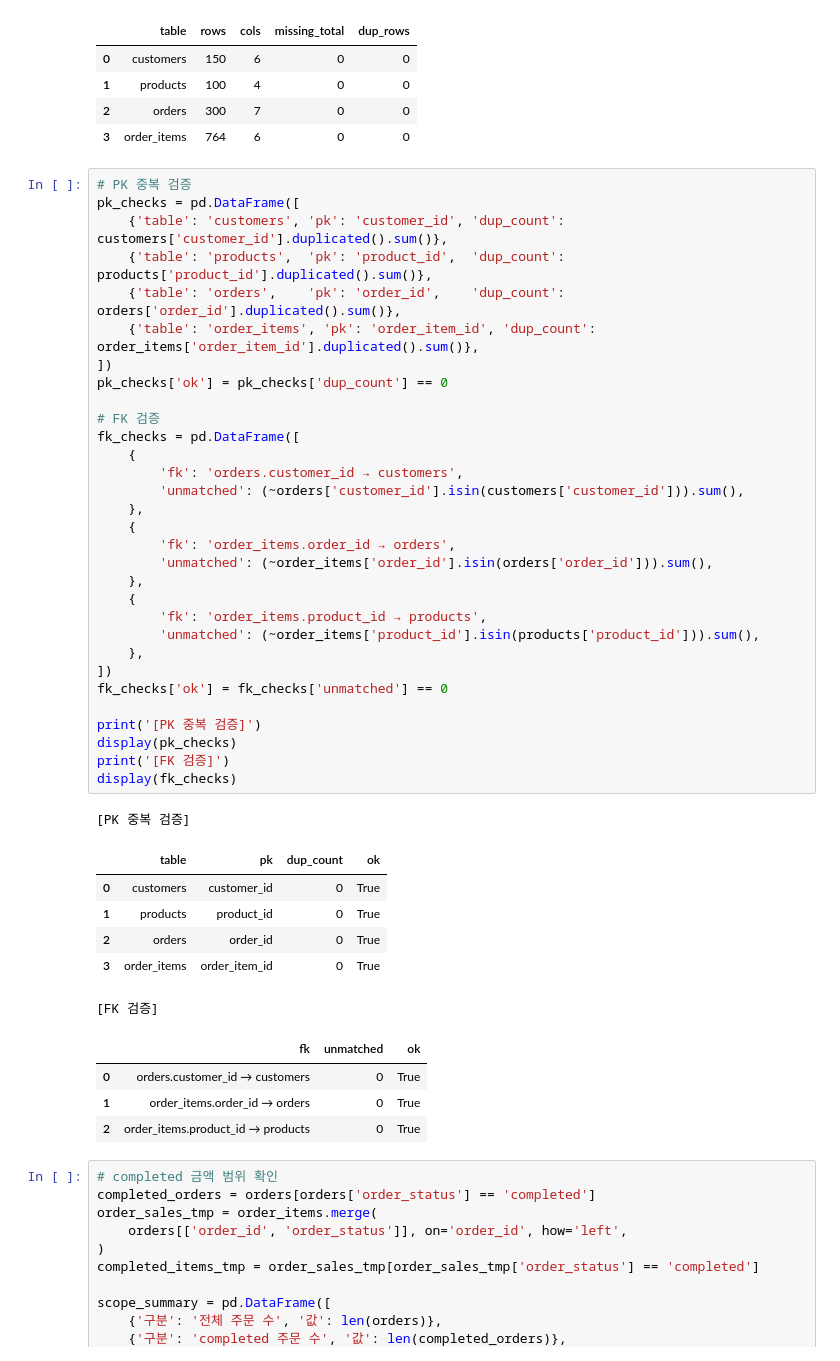
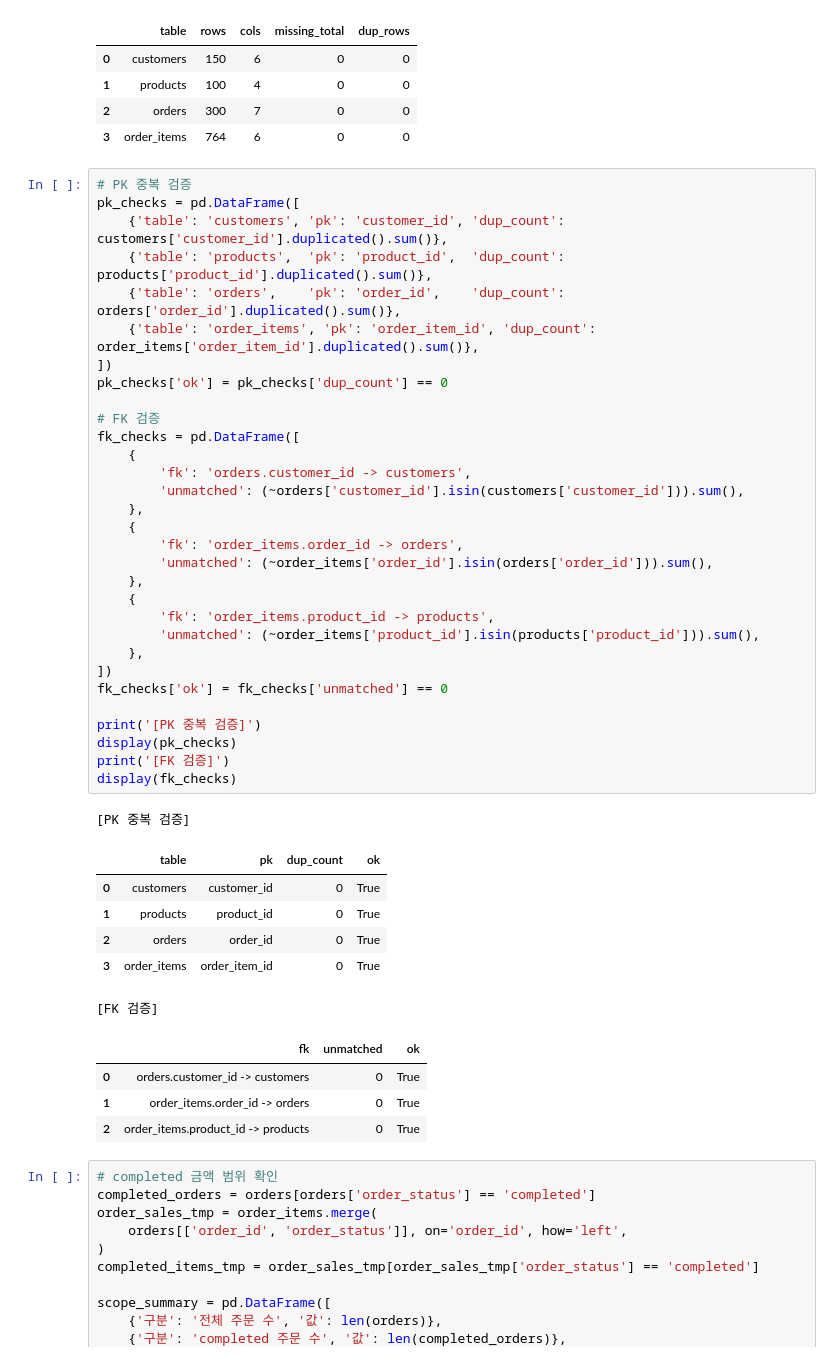
Before and after one commit to mikeypark/llm-data-analysis-study, a Jupyter notebook: chapter08/chapter08.ipynb, the cells around one changed output. Cells and saved outputs as stored; diff of their text form.

```diff
--- a/chapter08/chapter08.ipynb
+++ b/chapter08/chapter08.ipynb
@@ -146,39 +144,39 @@ pk_checks = pd.DataFrame([
 ])
 pk_checks['ok'] = pk_checks['dup_count'] == 0
 
 # FK 검증
 fk_checks = pd.DataFrame([
     {
-        'fk': 'orders.customer_id → customers',
+        'fk': 'orders.customer_id -> customers',
         'unmatched': (~orders['customer_id'].isin(customers['customer_id'])).sum(),
     },
     {
-        'fk': 'order_items.order_id → orders',
+        'fk': 'order_items.order_id -> orders',
         'unmatched': (~order_items['order_id'].isin(orders['order_id'])).sum(),
     },
     {
-        'fk': 'order_items.product_id → products',
+        'fk': 'order_items.product_id -> products',
         'unmatched': (~order_items['product_id'].isin(products['product_id'])).sum(),
     },
 ])
 fk_checks['ok'] = fk_checks['unmatched'] == 0
 
 print('[PK 중복 검증]')
 display(pk_checks)
 print('[FK 검증]')
 display(fk_checks)
 # %% [output]
 [PK 중복 검증]
 |  | table | pk | dup_count | ok |
 | 0 | customers | customer_id | 0 | True |
 | 1 | products | product_id | 0 | True |
 | 2 | orders | order_id | 0 | True |
 | 3 | order_items | order_item_id | 0 | True |
 [FK 검증]
 |  | fk | unmatched | ok |
-| 0 | orders.customer_id → customers | 0 | True |
-| 1 | order_items.order_id → orders | 0 | True |
-| 2 | order_items.product_id → products | 0 | True |
+| 0 | orders.customer_id -> customers | 0 | True |
+| 1 | order_items.order_id -> orders | 0 | True |
+| 2 | order_items.product_id -> products | 0 | True |
 # %%
 # completed 금액 범위 확인
 completed_orders = orders[orders['order_status'] == 'completed']
```
Also changed, not shown: parts of 5 cells of this notebook, 2 other files.
